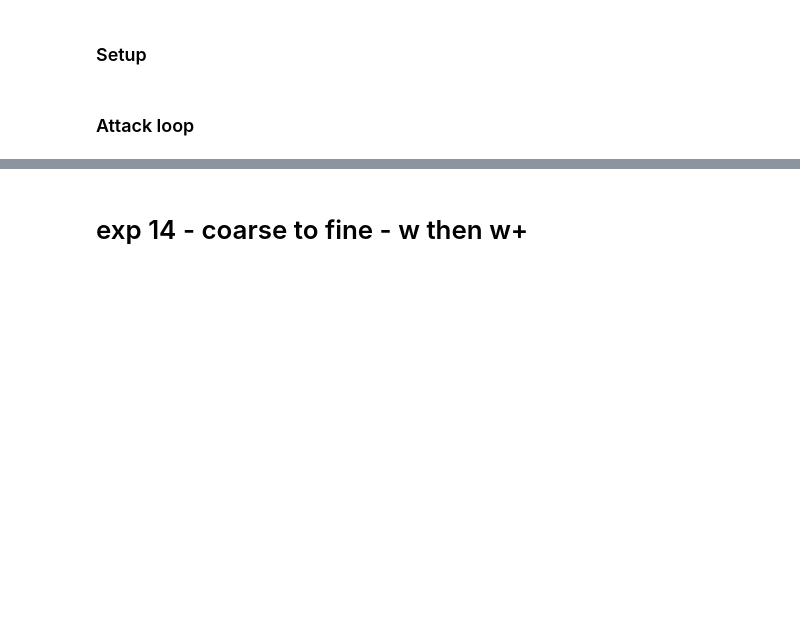
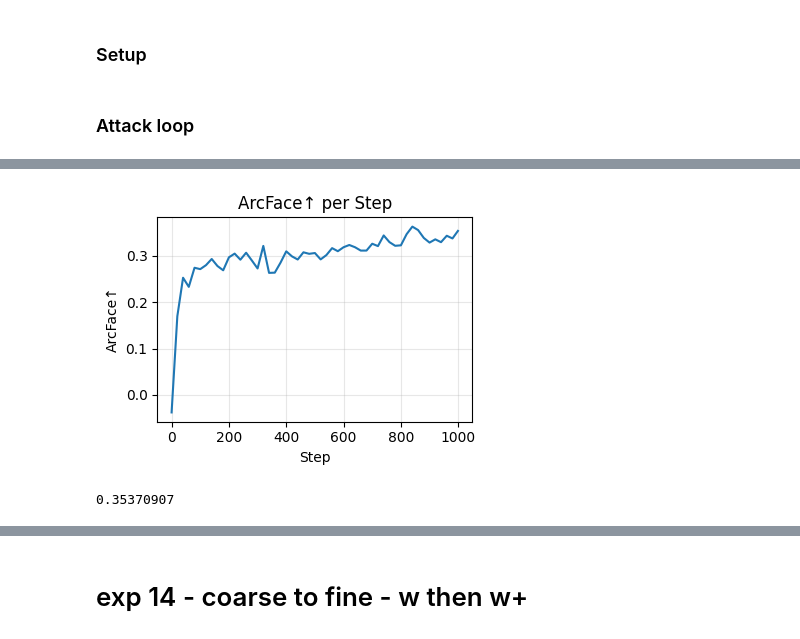
Before and after one commit to ItaiGross/Inversion, a Jupyter notebook: notebooks/generative_model_inversion_asaf.ipynb, the cells around one changed output, grey strips where cells are left out. Cells and saved outputs as stored; diff of their text form; code cells hidden in the pictures; blank space fills up the shorter version.

```diff
--- a/notebooks/generative_model_inversion_asaf.ipynb
+++ b/notebooks/generative_model_inversion_asaf.ipynb
@@ -604,0 +843,8 @@ print("""
+# %%
+display_grid_graphs({
+    "ArcFace↑": id_score_list
+}, n_cols=1, steps_log=steps)
+print(id_score_list[-1])
+# %% [output]
+[figure, added]
+0.35370907
```
Also changed, not shown: parts of 34 cells of this notebook.
